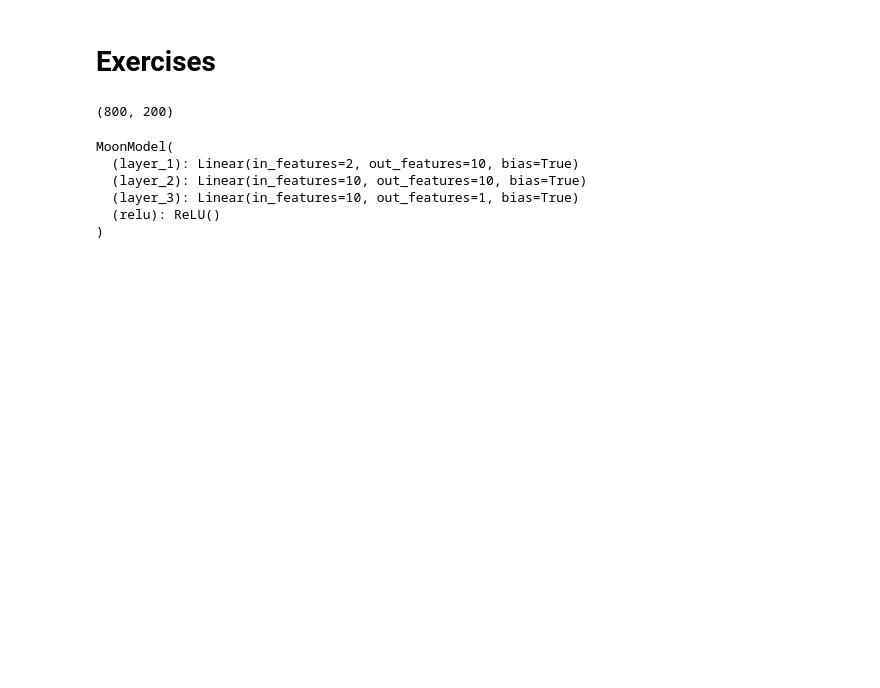
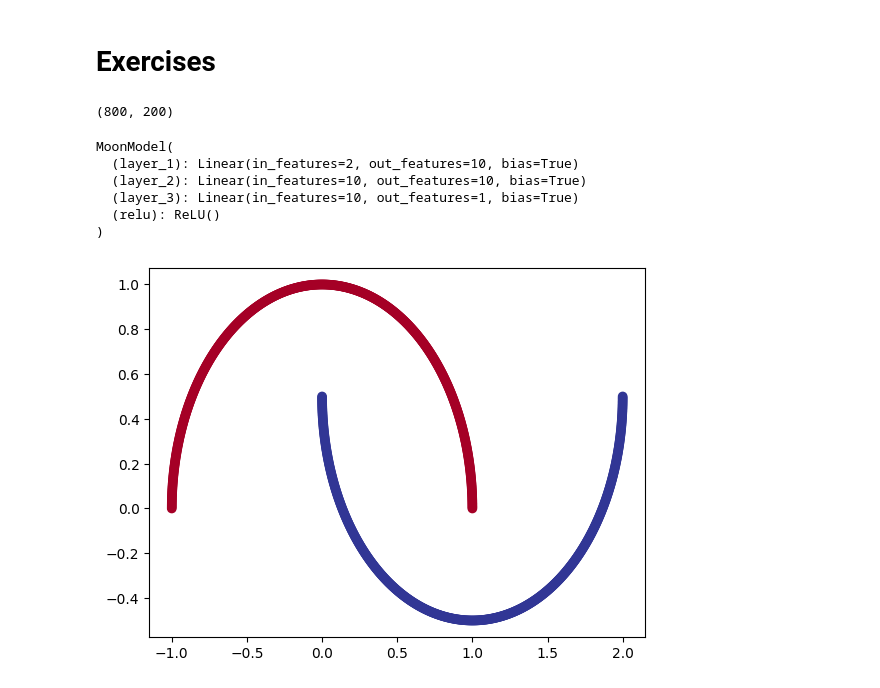
Before and after one commit to TudorMurariu/Learning-Pytorch, a Jupyter notebook: 02 PyTorch Neural Network.ipynb, the cells around one changed output. Cells and saved outputs as stored; diff of their text form; code cells hidden in the pictures; blank space fills up the shorter version.

```diff
--- a/02 PyTorch Neural Network.ipynb
+++ b/02 PyTorch Neural Network.ipynb
@@ -285,6 +285,13 @@ MoonModel(
 
 loss_fn = nn.BCEWithLogitsLoss()
 optimizer = torch.optim.SGD(model_moon.parameters(), lr=0.1)
+# %%
+plt.scatter(x=X[:, 0],
+            y=X[:, 1],
+            c=y,
+            cmap=plt.cm.RdYlBu);
+# %% [output]
+[figure, added]
 # %%
 # 4. Create a training and testing loop to fit the model you created in 2 to the data you created in 1.
 # To measure model accuracy, you can create your own accuracy function or use the accuracy function in TorchMetrics.
```
Also changed, not shown: parts of 2 cells of this notebook.
